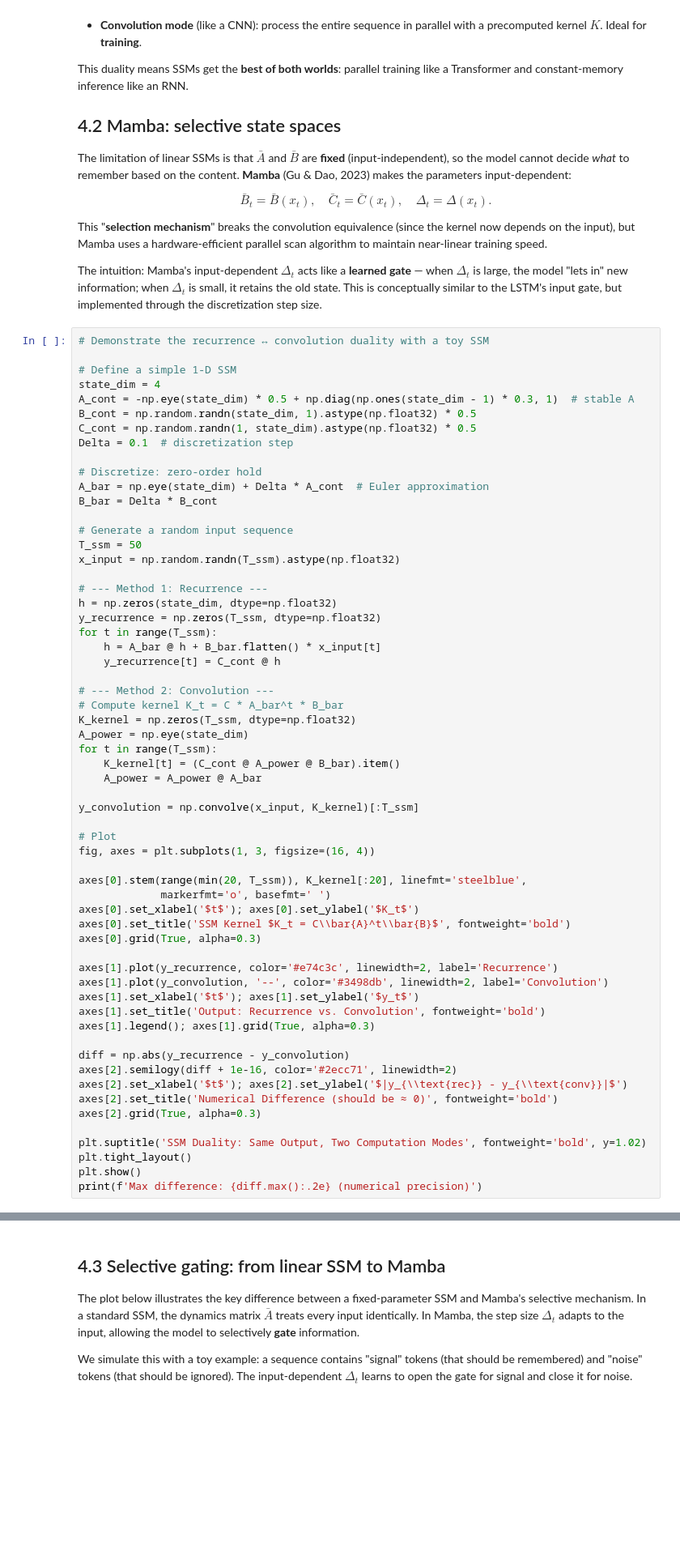
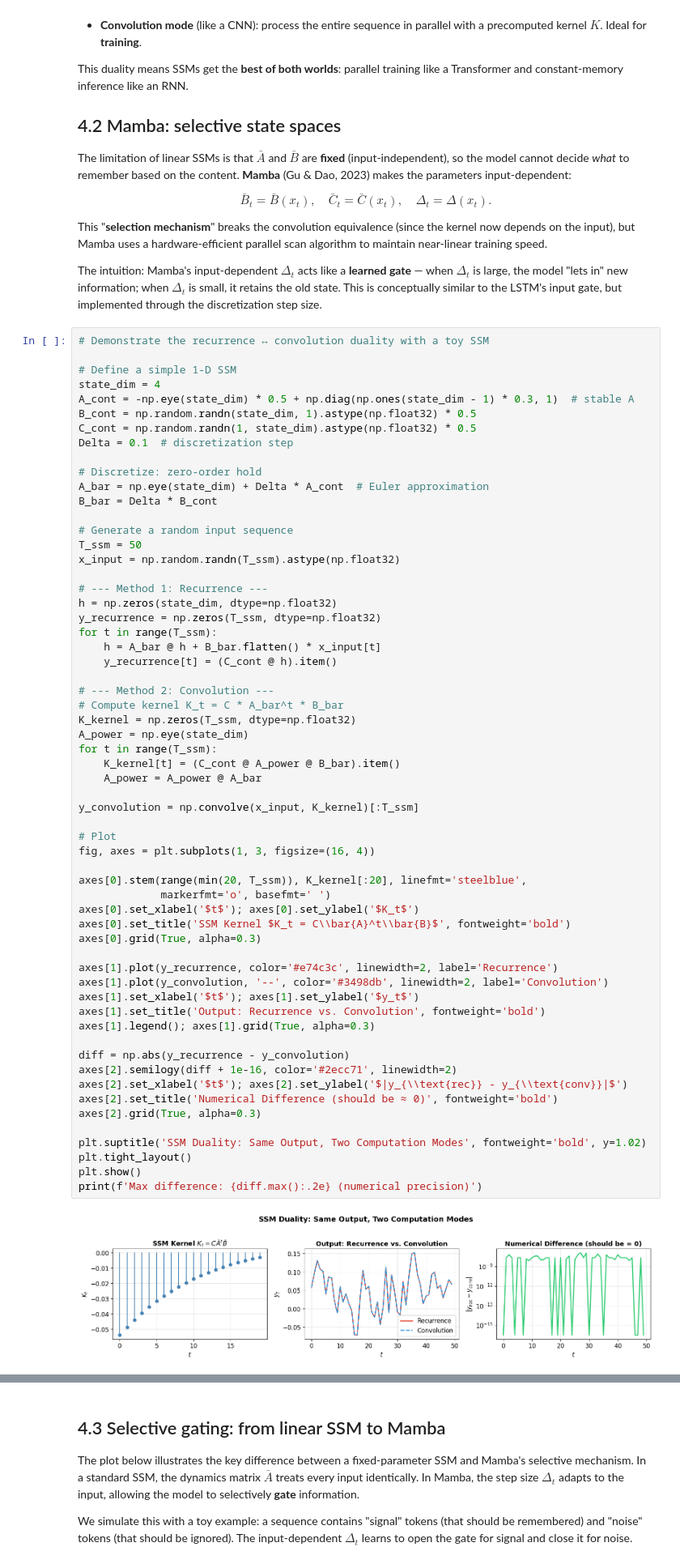
Before and after one commit to eduenez/MathAIspring2026UTSA, a Jupyter notebook: code/sequence_memory_models.ipynb, the cells around one changed output, grey strips where cells are left out. Shown at 81% size. Drawn from its saved outputs; the diff is of its cells as text; blank space fills up the shorter version.

```diff
--- a/code/sequence_memory_models.ipynb
+++ b/code/sequence_memory_models.ipynb
@@ -505,7 +530,7 @@ h = np.zeros(state_dim, dtype=np.float32)
 y_recurrence = np.zeros(T_ssm, dtype=np.float32)
 for t in range(T_ssm):
     h = A_bar @ h + B_bar.flatten() * x_input[t]
-    y_recurrence[t] = C_cont @ h
+    y_recurrence[t] = (C_cont @ h).item()
 
 # --- Method 2: Convolution ---
 # Compute kernel K_t = C * A_bar^t * B_bar
@@ -515,30 +540,32 @@ for t in range(T_ssm):
     K_kernel[t] = (C_cont @ A_power @ B_bar).item()
     A_power = A_power @ A_bar
 
 y_convolution = np.convolve(x_input, K_kernel)[:T_ssm]
 
 # Plot
 fig, axes = plt.subplots(1, 3, figsize=(16, 4))
 
 axes[0].stem(range(min(20, T_ssm)), K_kernel[:20], linefmt='steelblue',
              markerfmt='o', basefmt=' ')
 axes[0].set_xlabel('$t$'); axes[0].set_ylabel('$K_t$')
 axes[0].set_title('SSM Kernel $K_t = C\\bar{A}^t\\bar{B}$', fontweight='bold')
 axes[0].grid(True, alpha=0.3)
 
 axes[1].plot(y_recurrence, color='#e74c3c', linewidth=2, label='Recurrence')
 axes[1].plot(y_convolution, '--', color='#3498db', linewidth=2, label='Convolution')
 axes[1].set_xlabel('$t$'); axes[1].set_ylabel('$y_t$')
 axes[1].set_title('Output: Recurrence vs. Convolution', fontweight='bold')
 axes[1].legend(); axes[1].grid(True, alpha=0.3)
 
 diff = np.abs(y_recurrence - y_convolution)
 axes[2].semilogy(diff + 1e-16, color='#2ecc71', linewidth=2)
 axes[2].set_xlabel('$t$'); axes[2].set_ylabel('$|y_{\\text{rec}} - y_{\\text{conv}}|$')
 axes[2].set_title('Numerical Difference (should be ≈ 0)', fontweight='bold')
 axes[2].grid(True, alpha=0.3)
 
 plt.suptitle('SSM Duality: Same Output, Two Computation Modes', fontweight='bold', y=1.02)
 plt.tight_layout()
 plt.show()
 print(f'Max difference: {diff.max():.2e} (numerical precision)')
+# %% [output]
+[figure, added]
```
Also changed, not shown: parts of 9 cells of this notebook.
